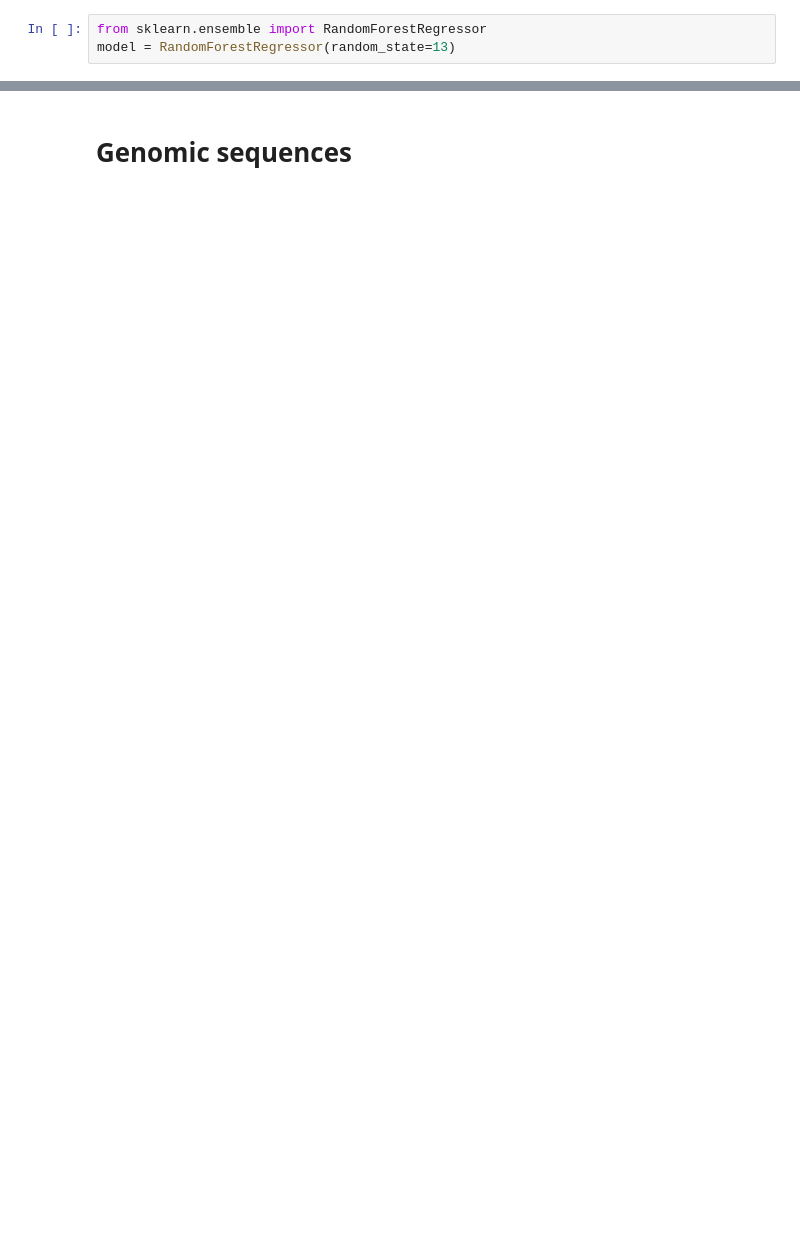
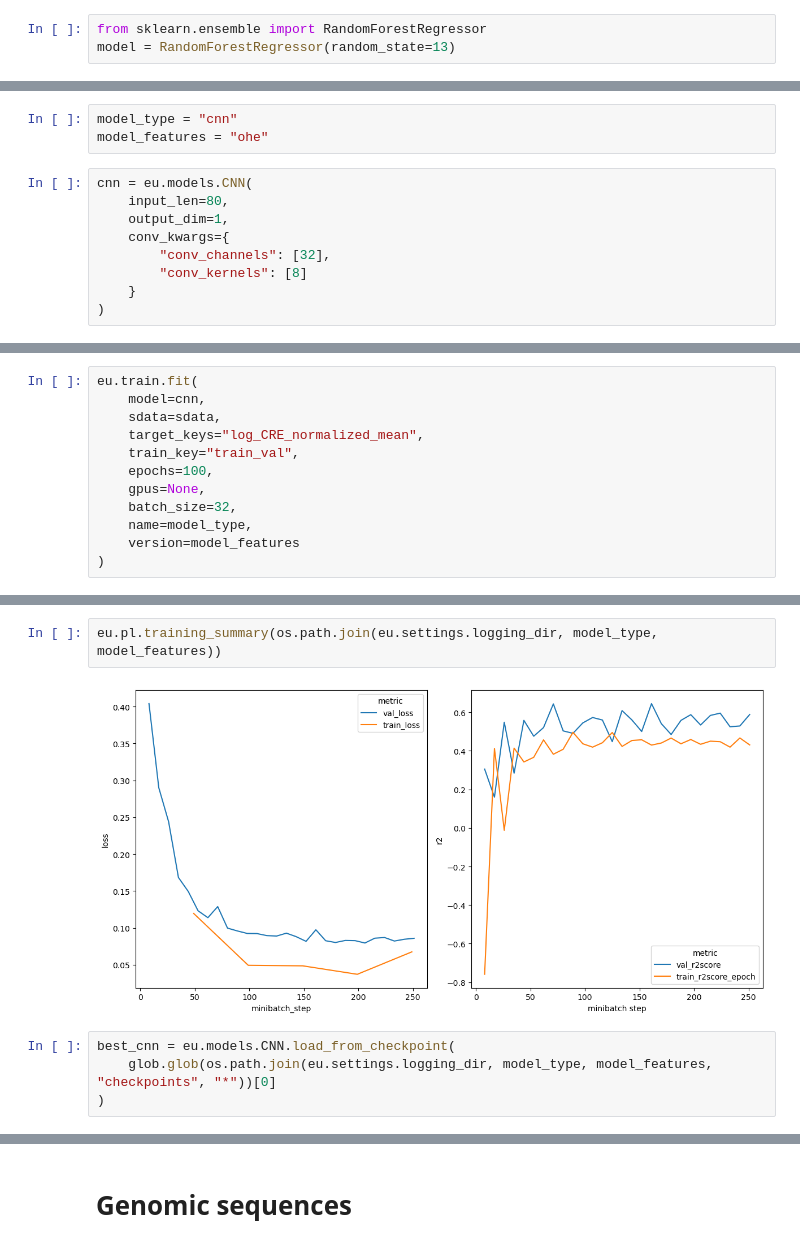
Before and after one commit to ML4GLand/EUGenE_use_cases, a Jupyter notebook: king20/train.ipynb, the cells around one changed output, grey strips where cells are left out. Drawn from its saved outputs; the diff is of its cells as text; blank space fills up the shorter version.

```diff
--- a/king20/train.ipynb
+++ b/king20/train.ipynb
@@ -64,0 +155,12 @@ Group R2 MSE Pearsonr Spearmanr
+# %%
+model_type = "cnn"
+model_features = "ohe"
+# %%
+cnn = eu.models.CNN(
+    input_len=80,
+    output_dim=1,
+    conv_kwargs={
+        "conv_channels": [32],
+        "conv_kernels": [8]
+    }
+)
@@ -64,0 +169,12 @@ Group R2 MSE Pearsonr Spearmanr
+# %%
+eu.train.fit(
+    model=cnn,
+    sdata=sdata,
+    target_keys="log_CRE_normalized_mean",
+    train_key="train_val",
+    epochs=100,
+    gpus=None,
+    batch_size=32,
+    name=model_type,
+    version=model_features
+)
@@ -64,0 +204,8 @@ Group R2 MSE Pearsonr Spearmanr
+# %%
+eu.pl.training_summary(os.path.join(eu.settings.logging_dir, model_type, model_features))
+# %% [output]
+[figure, added]
+# %%
+best_cnn = eu.models.CNN.load_from_checkpoint(
+    glob.glob(os.path.join(eu.settings.logging_dir, model_type, model_features, "checkpoints", "*"))[0]
+)
```
Also changed, not shown: parts of 73 cells of this notebook, 8 other files.
